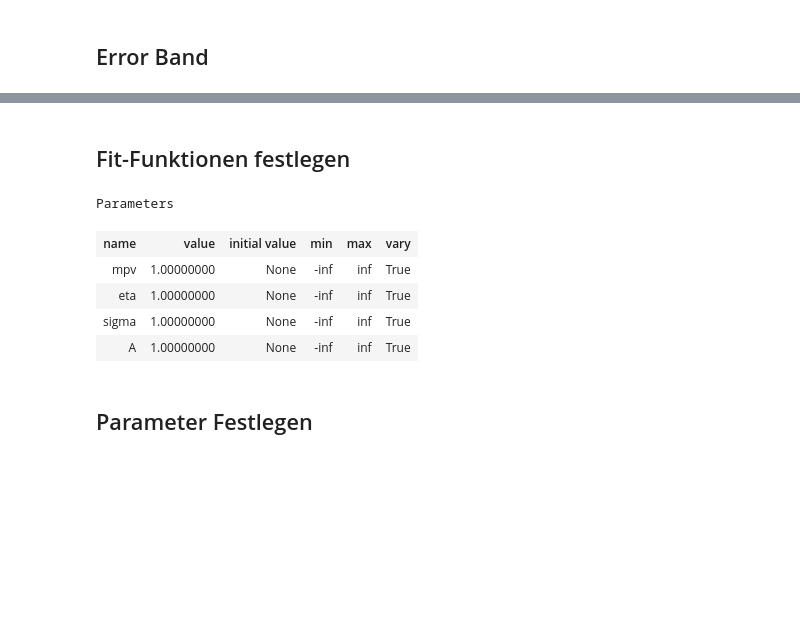
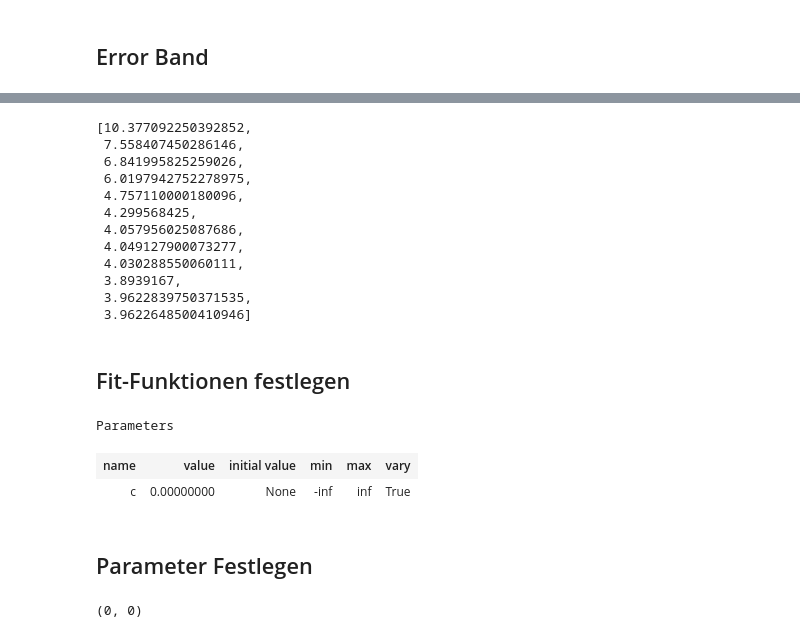
Before and after one commit to TimLockstedt/MP, a Jupyter notebook: FP14/JanTim/A1/Plott_var_func_Manuell.ipynb, the cells around one changed output, grey strips where cells are left out. Drawn from its saved outputs; the diff is of its cells as text; code cells hidden in the pictures; blank space fills up the shorter version.

```diff
--- a/FP14/JanTim/A1/Plott_var_func_Manuell.ipynb
+++ b/FP14/JanTim/A1/Plott_var_func_Manuell.ipynb
@@ -460,3 +607,18 @@ print(string_fig)
+# %%
+med_2
+# %% [output]
+[10.377092250392852,
+ 7.558407450286146,
+ 6.841995825259026,
+ 6.0197942752278975,
+ 4.757110000180096,
+ 4.299568425,
+ 4.057956025087686,
+ 4.049127900073277,
+ 4.030288550060111,
+ 3.8939167,
+ 3.9622839750371535,
+ 3.9622648500410946]
 # %% [markdown]
 ## Fit-Funktionen festlegen
 # %%
@@ -477,27 +639,25 @@ def Landau(x):
 def Model_test(x):
     return(convolve(Gauss, Landau, x))
 # %%
-from lmfit.models import PowerLawModel, ExponentialModel, GaussianModel, Model
+from lmfit.models import PowerLawModel, ExponentialModel, GaussianModel, Model, ConstantModel
 # import pylandau
 
 # def plot_func(x, mpv=1, eta=1, sigma=1, A=1):
 #     return pylandau.langau(x, mpv, eta, sigma, A)
 
-def plot_func(x,a=1,b=1,c=1,d=1,e=1):
-    return a*x**4+b*x**3+c*x**2+d*x+e
+def plot_func(x,a=1):
+    return a
 
 
-mod = Model(plot_func)#GaussianModel(prefix = "a")+GaussianModel(prefix = "b")
+mod = ConstantModel()#GaussianModel(prefix = "a")+GaussianModel(prefix = "b")
 
 pars = mod.make_params()
+
 pars
 # %% [output]
 Parameters
 | name | value | initial value | min | max | vary |
-| mpv | 1.00000000 | None | -inf | inf | True |
-| eta | 1.00000000 | None | -inf | inf | True |
-| sigma | 1.00000000 | None | -inf | inf | True |
-| A | 1.00000000 | None | -inf | inf | True |
+| c | 0.00000000 | None | -inf | inf | True |
 # %% [markdown]
 ## Parameter Festlegen
 # %%
@@ -560,6 +720,10 @@ def update_model(Save:int=0, Load:int=0, **params):
     plt.plot(dynamic_resolution_array, result.eval(x = dynamic_resolution_array), 'b-', label = r'Fit: reduced $\chi^2$ =  '+str(to_precision(result.result.redchi,3)))
     plt.tight_layout()
     plt.show()
+# %%
+Daten.get_yerr(), Daten.get_xerr()
+# %% [output]
+(0, 0)
 # %%
 param_widgets = {}
 for param_name, param in pars.items():
```
Also changed, not shown: parts of 14 cells of this notebook, 34 other files.
